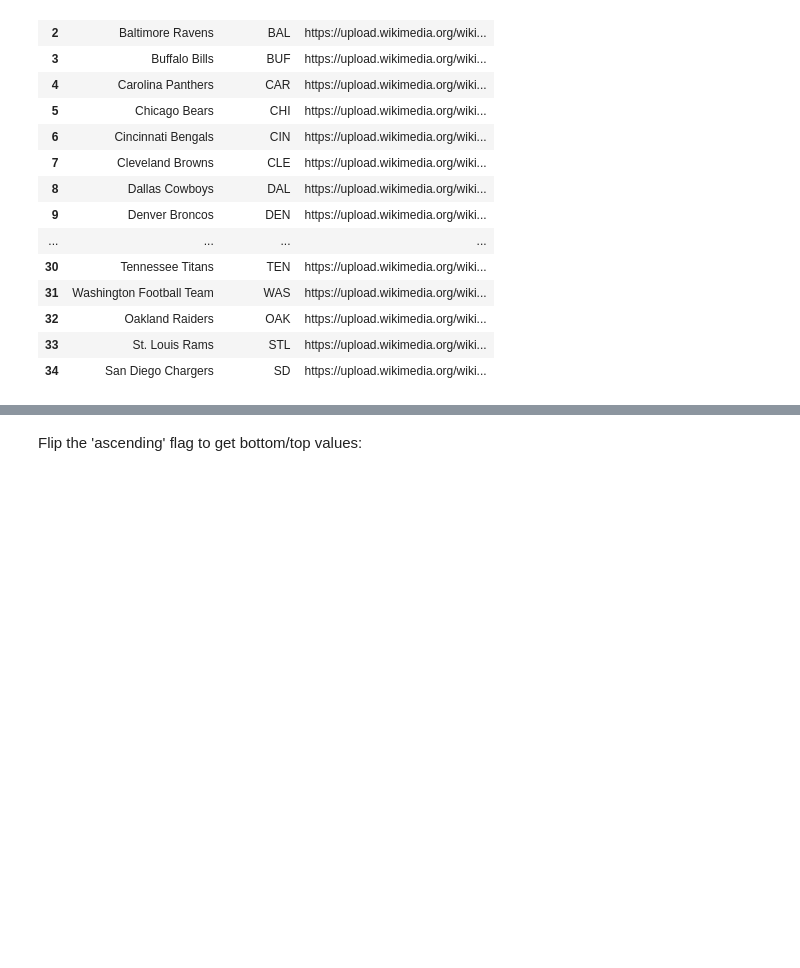
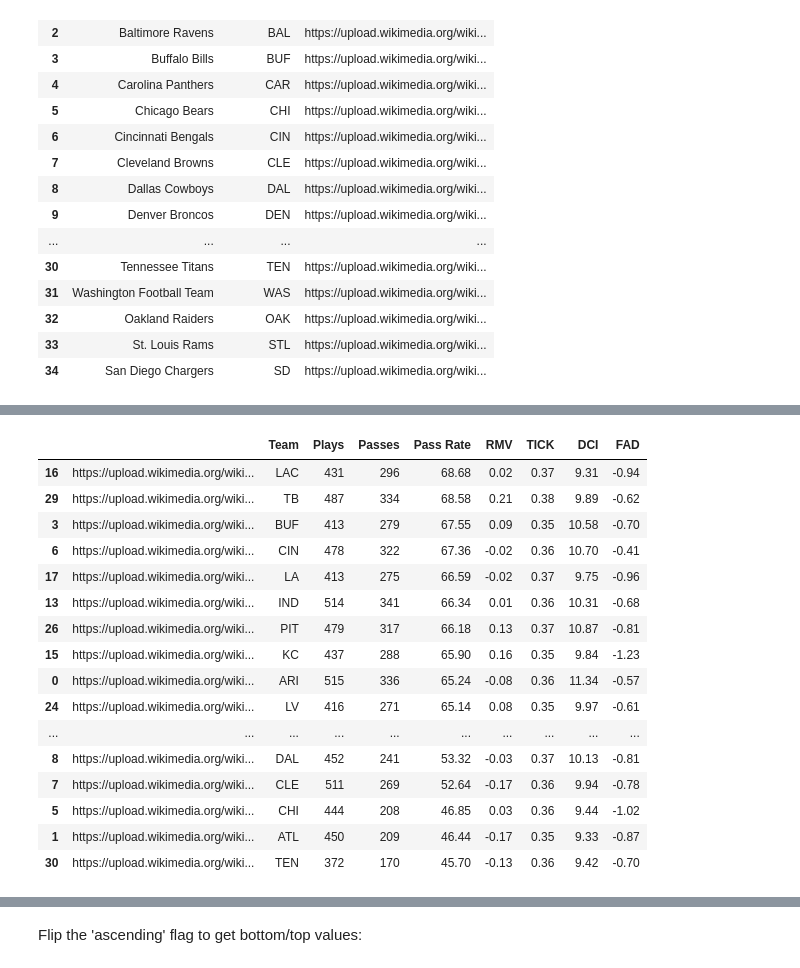
Before and after one commit to meagvo/NFL_BDB2025, a Jupyter notebook: pred-nov8-working.ipynb, the cells around one changed output, grey strips where cells are left out. Saved outputs shown, nothing was run; the diff lists cells and outputs as text; code cells hidden in the pictures; blank space fills up the shorter version.

```diff
--- a/pred-nov8-working.ipynb
+++ b/pred-nov8-working.ipynb
@@ -721,3 +720,23 @@ def highlight_row(row):
         return ['padding-top: 10px; padding-bottom: 10px'] * len(row)
     else:
         return [''] * len(row)
+# %%
+leaderboard2
+# %% [output]
+|  |  | Team | Plays | Passes | Pass Rate | RMV | TICK | DCI | FAD |
+| 16 | https://upload.wikimedia.org/wiki... | LAC | 431 | 296 | 68.68 | 0.02 | 0.37 | 9.31 | -0.94 |
+| 29 | https://upload.wikimedia.org/wiki... | TB | 487 | 334 | 68.58 | 0.21 | 0.38 | 9.89 | -0.62 |
+| 3 | https://upload.wikimedia.org/wiki... | BUF | 413 | 279 | 67.55 | 0.09 | 0.35 | 10.58 | -0.70 |
+| 6 | https://upload.wikimedia.org/wiki... | CIN | 478 | 322 | 67.36 | -0.02 | 0.36 | 10.70 | -0.41 |
+| 17 | https://upload.wikimedia.org/wiki... | LA | 413 | 275 | 66.59 | -0.02 | 0.37 | 9.75 | -0.96 |
+| 13 | https://upload.wikimedia.org/wiki... | IND | 514 | 341 | 66.34 | 0.01 | 0.36 | 10.31 | -0.68 |
+| 26 | https://upload.wikimedia.org/wiki... | PIT | 479 | 317 | 66.18 | 0.13 | 0.37 | 10.87 | -0.81 |
+| 15 | https://upload.wikimedia.org/wiki... | KC | 437 | 288 | 65.90 | 0.16 | 0.35 | 9.84 | -1.23 |
+| 0 | https://upload.wikimedia.org/wiki... | ARI | 515 | 336 | 65.24 | -0.08 | 0.36 | 11.34 | -0.57 |
+| 24 | https://upload.wikimedia.org/wiki... | LV | 416 | 271 | 65.14 | 0.08 | 0.35 | 9.97 | -0.61 |
+| ... | ... | ... | ... | ... | ... | ... | ... | ... | ... |
+| 8 | https://upload.wikimedia.org/wiki... | DAL | 452 | 241 | 53.32 | -0.03 | 0.37 | 10.13 | -0.81 |
+| 7 | https://upload.wikimedia.org/wiki... | CLE | 511 | 269 | 52.64 | -0.17 | 0.36 | 9.94 | -0.78 |
+| 5 | https://upload.wikimedia.org/wiki... | CHI | 444 | 208 | 46.85 | 0.03 | 0.36 | 9.44 | -1.02 |
+| 1 | https://upload.wikimedia.org/wiki... | ATL | 450 | 209 | 46.44 | -0.17 | 0.35 | 9.33 | -0.87 |
+| 30 | https://upload.wikimedia.org/wiki... | TEN | 372 | 170 | 45.70 | -0.13 | 0.36 | 9.42 | -0.70 |
```
Also changed, not shown: parts of 15 cells of this notebook.
